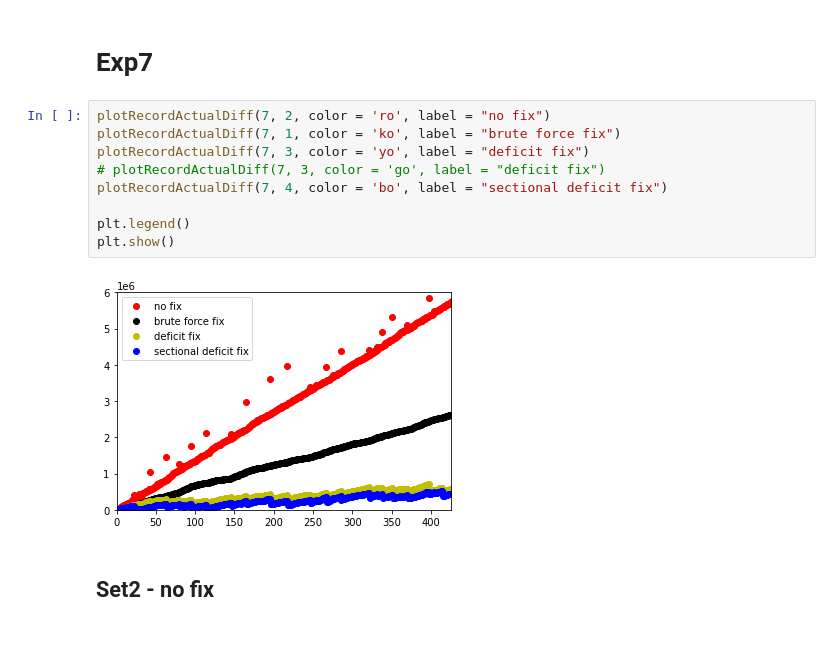
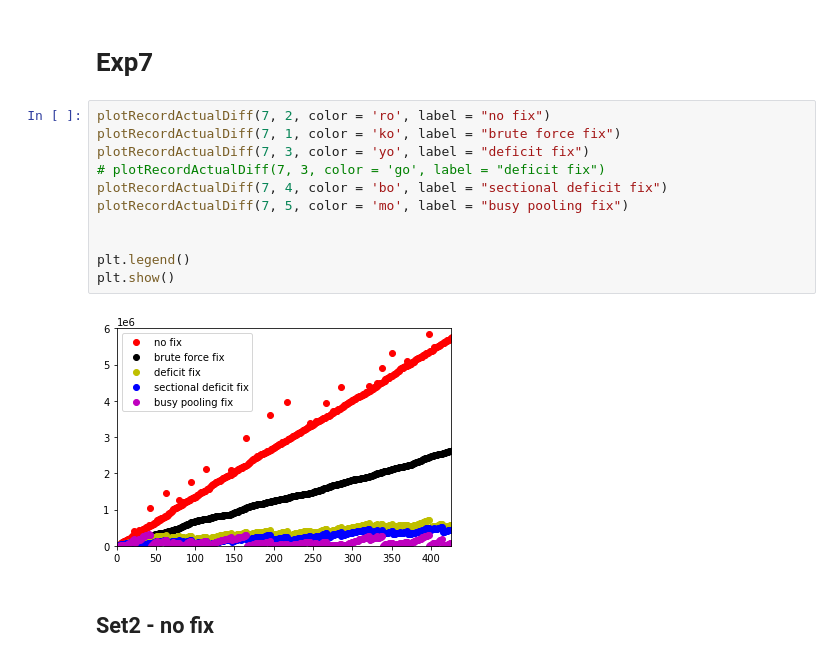
Before and after one commit to lunjohnzhang/RERAN, a Jupyter notebook: data_set/plotTimePoint.ipynb, the cells around one changed output. Saved outputs shown, nothing was run; the diff lists cells and outputs as text.

```diff
--- a/data_set/plotTimePoint.ipynb
+++ b/data_set/plotTimePoint.ipynb
@@ -54,14 +59,16 @@ plotRecordActualDiff(5, 1)
 # %%
 plotRecordActualDiff(7, 2, color = 'ro', label = "no fix")
 plotRecordActualDiff(7, 1, color = 'ko', label = "brute force fix")
 plotRecordActualDiff(7, 3, color = 'yo', label = "deficit fix")
 # plotRecordActualDiff(7, 3, color = 'go', label = "deficit fix")
 plotRecordActualDiff(7, 4, color = 'bo', label = "sectional deficit fix")
+plotRecordActualDiff(7, 5, color = 'mo', label = "busy pooling fix")
+
 
 plt.legend()
 plt.show()
 # %% [output]
-[figure, old version]
+[figure, new version]
 # %% [markdown]
 ## Set2 - no fix
 # %%
```
Also changed, not shown: parts of 1 cell of this notebook, 57 other files.
